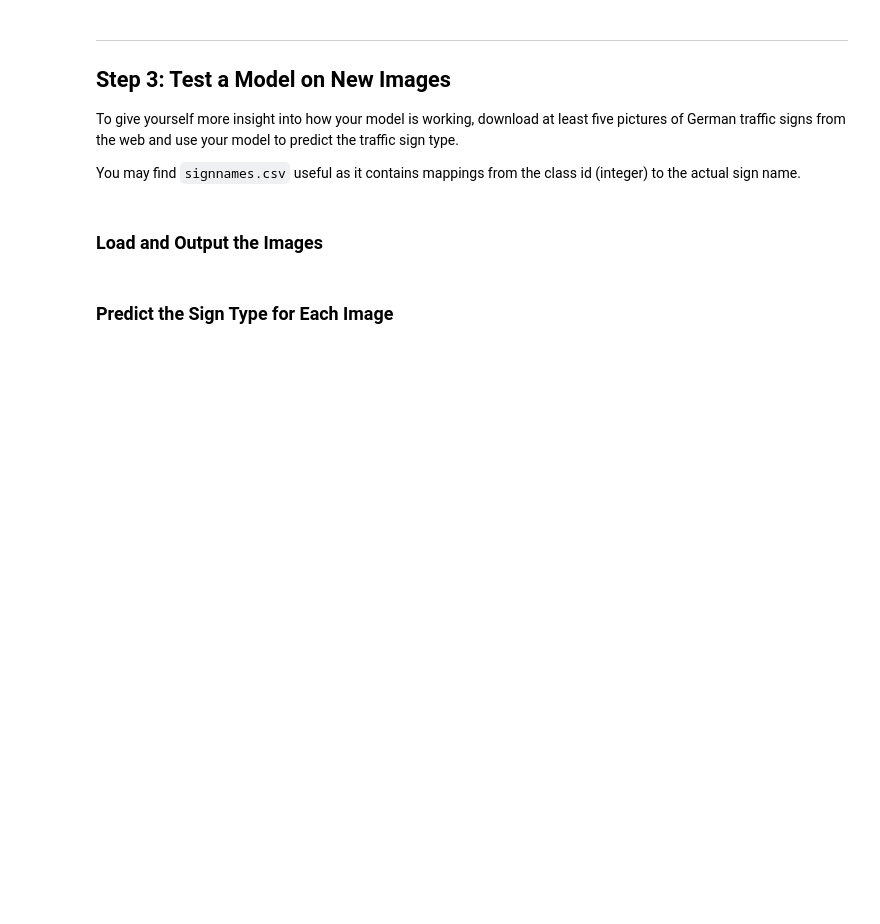
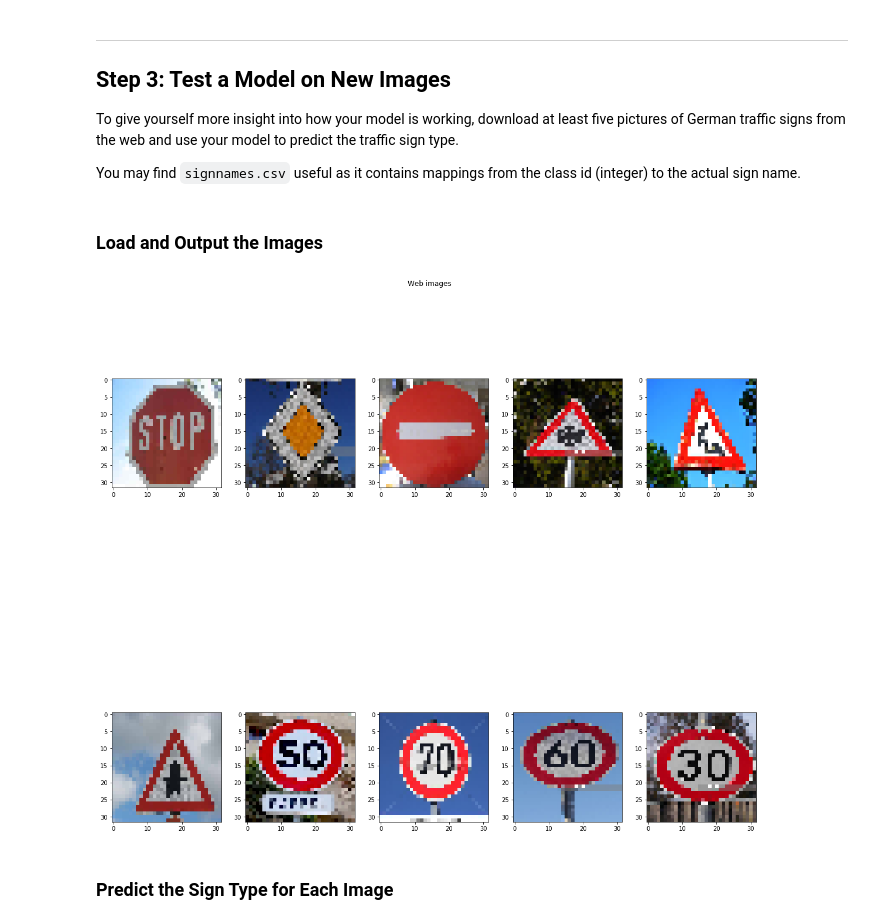
Before and after one commit to uneiao/CarND-Traffic-Sign-Classifier-Project, a Jupyter notebook: Traffic_Sign_Classifier.ipynb, the cells around one changed output. Cells and saved outputs as stored; diff of their text form; code cells hidden in the pictures; blank space fills up the shorter version.

```diff
--- a/Traffic_Sign_Classifier.ipynb
+++ b/Traffic_Sign_Classifier.ipynb
@@ -385,33 +401,46 @@ import cv2
 def read_image_from_url(url):
     content = bytearray(request.urlopen(url).read())
     image = np.asarray(content, dtype="uint8")
     image = cv2.imdecode(image, cv2.IMREAD_COLOR)
     image = cv2.cvtColor(image, cv2.COLOR_BGR2RGB)
 
     image = cv2.resize(image, (32, 32), interpolation = cv2.INTER_NEAREST)
     return image
 
 
 image_urls = [
     "http://bicyclegermany.com/Images/Laws/Stop%20sign.jpg",
     "http://media.gettyimages.com/photos/german-traffic-signs-picture-id459381059",
     "https://is.alicdn.com/img/pb/312/820/215/1215820312_482.jpg",
     "http://media.gettyimages.com/photos/german-traffic-signs-picture-id459381063",
     "https://cdn.pixabay.com/photo/2016/06/08/01/41/traffic-sign-1443060__480.jpg",
     "http://bicyclegermany.com/Images/Laws/100_1607.jpg",
     "https://francetaste.files.wordpress.com/2016/03/speed-reminder.jpg",
     "https://thumb1.shutterstock.com/display_pic_with_logo/3869111/362901644/stock-photo-german-speed-limit-sign-km-h-against-blue-sky-362901644.jpg",
     "http://media.gettyimages.com/photos/german-traffic-signs-picture-id459381091",
     "http://media.gettyimages.com/photos/german-traffic-signs-picture-id459381023",
 ]
 
 images = []
 for url in image_urls:
     image_data = read_image_from_url(url)
     images.append(image_data)
 
+def plot_images(images):
+    fig, axies = plt.subplots(nrows=2, ncols=5, figsize=(16, 16))
+    fig.tight_layout()
+    fig.suptitle('Web images')
+
+    for ith, image in enumerate(images):
+        m = int(ith / 5)
+        n = int(ith % 5)
+        axies[m][n].imshow(image)
+
+plot_images(images)
 X_new_test = np.array(images)
 X_new_test = preprocess(X_new_test)
+# %% [output]
+[figure, added]
 # %%
 import pandas as pd
 signnames = pd.read_csv("signnames.csv")
```
Also changed, not shown: parts of 14 cells of this notebook, 5 other files.
